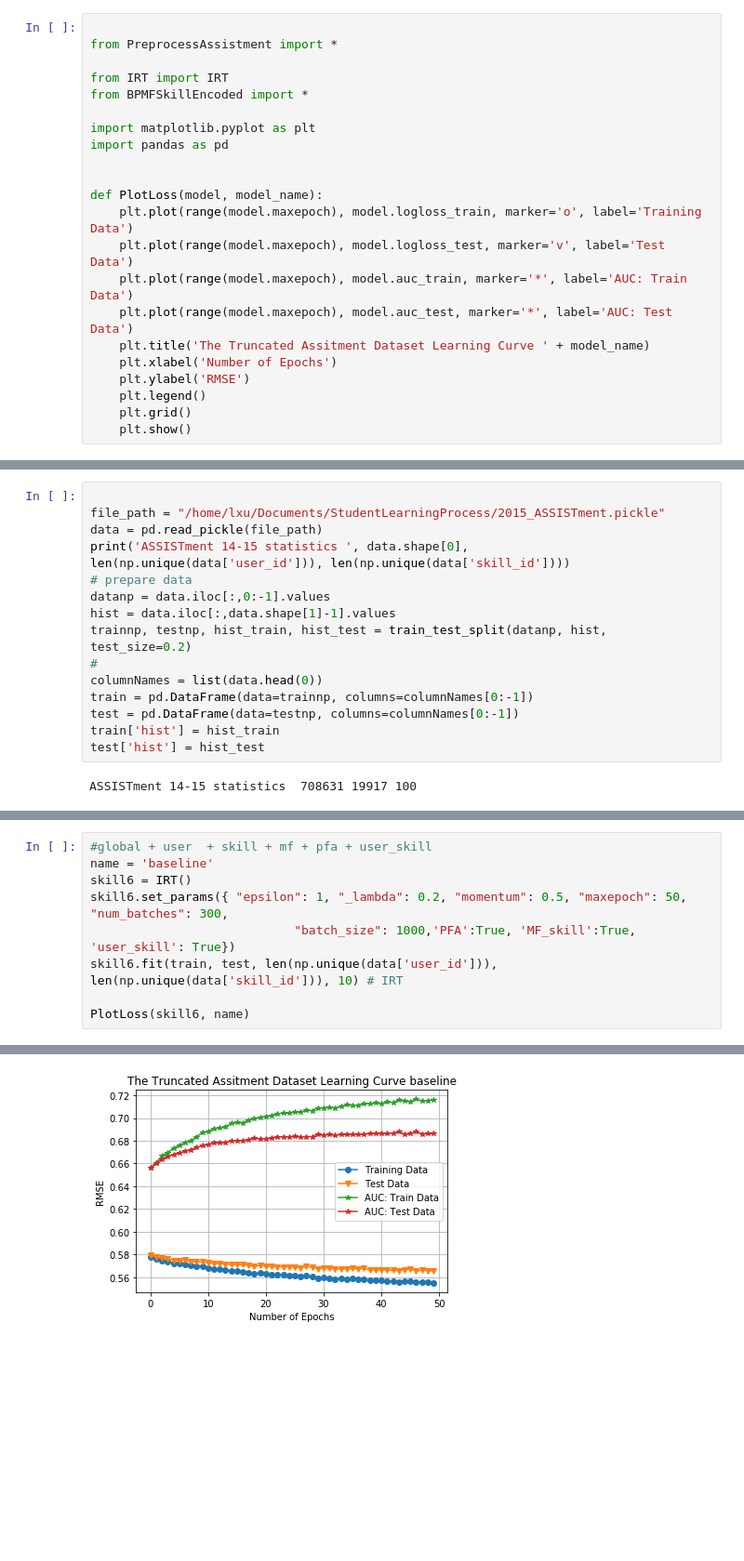
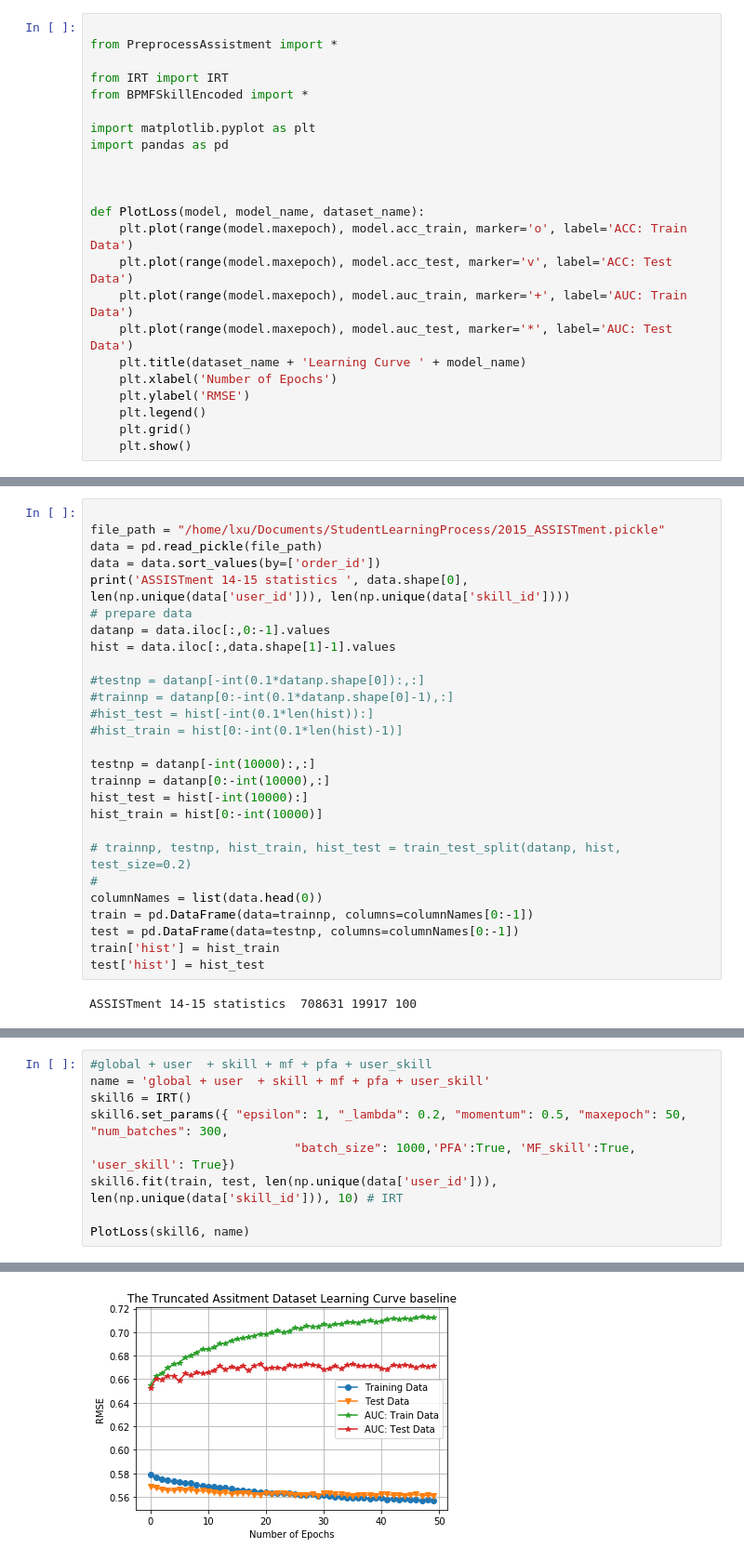
Before and after one commit to LiangbeiXu/Probabilistic-Matrix-Factorization, a Jupyter notebook: Untitled1.ipynb, the cells around one changed output, grey strips where cells are left out. Shown at 93% size. Saved outputs shown, nothing was run; the diff lists cells and outputs as text; blank space fills up the shorter version.

```diff
--- a/Untitled1.ipynb
+++ b/Untitled1.ipynb
@@ -9,12 +9,13 @@ import matplotlib.pyplot as plt
 import pandas as pd
 
 
-def PlotLoss(model, model_name):
-    plt.plot(range(model.maxepoch), model.logloss_train, marker='o', label='Training Data')
-    plt.plot(range(model.maxepoch), model.logloss_test, marker='v', label='Test Data')
-    plt.plot(range(model.maxepoch), model.auc_train, marker='*', label='AUC: Train Data')
+
+def PlotLoss(model, model_name, dataset_name):
+    plt.plot(range(model.maxepoch), model.acc_train, marker='o', label='ACC: Train Data')
+    plt.plot(range(model.maxepoch), model.acc_test, marker='v', label='ACC: Test Data')
+    plt.plot(range(model.maxepoch), model.auc_train, marker='+', label='AUC: Train Data')
     plt.plot(range(model.maxepoch), model.auc_test, marker='*', label='AUC: Test Data')
-    plt.title('The Truncated Assitment Dataset Learning Curve ' + model_name)
+    plt.title(dataset_name + 'Learning Curve ' + model_name)
     plt.xlabel('Number of Epochs')
     plt.ylabel('RMSE')
     plt.legend()
@@ -349,11 +367,23 @@ KeyboardInterrupt:
 
 file_path = "/home/lxu/Documents/StudentLearningProcess/2015_ASSISTment.pickle"
 data = pd.read_pickle(file_path)
+data = data.sort_values(by=['order_id'])
 print('ASSISTment 14-15 statistics ', data.shape[0],  len(np.unique(data['user_id'])), len(np.unique(data['skill_id'])))
 # prepare data
 datanp = data.iloc[:,0:-1].values
 hist = data.iloc[:,data.shape[1]-1].values
-trainnp, testnp, hist_train, hist_test = train_test_split(datanp, hist, test_size=0.2)
+
+#testnp = datanp[-int(0.1*datanp.shape[0]):,:]
+#trainnp = datanp[0:-int(0.1*datanp.shape[0]-1),:]
+#hist_test = hist[-int(0.1*len(hist)):]
+#hist_train = hist[0:-int(0.1*len(hist)-1)]
+
+testnp = datanp[-int(10000):,:]
+trainnp = datanp[0:-int(10000),:]
+hist_test = hist[-int(10000):]
+hist_train = hist[0:-int(10000)]
+
+# trainnp, testnp, hist_train, hist_test = train_test_split(datanp, hist, test_size=0.2)
 #
 columnNames = list(data.head(0))
 train = pd.DataFrame(data=trainnp, columns=columnNames[0:-1])
@@ -555,6 +585,6 @@ Training logloss: 0.555479, Test logloss 0.564906, Train AUC 0.716817, Test AUC
 # %%
 #global + user  + skill + mf + pfa + user_skill
-name = 'baseline'
+name = 'global + user  + skill + mf + pfa + user_skill'
 skill6 = IRT()
 skill6.set_params({ "epsilon": 1, "_lambda": 0.2, "momentum": 0.5, "maxepoch": 50, "num_batches": 300,
                             "batch_size": 1000,'PFA':True, 'MF_skill':True, 'user_skill': True})
@@ -582,4 +612,4 @@ Training logloss: 0.555107, Test logloss 0.565877, Train AUC 0.715971, Test AUC
-[figure, old version]
+[figure, new version]
 # %%
 name = 'global + user + skill + dynamic skill embedding + PFA'
 skill1 = IRT()
```
Also changed, not shown: parts of 28 cells of this notebook, 8 other files.
